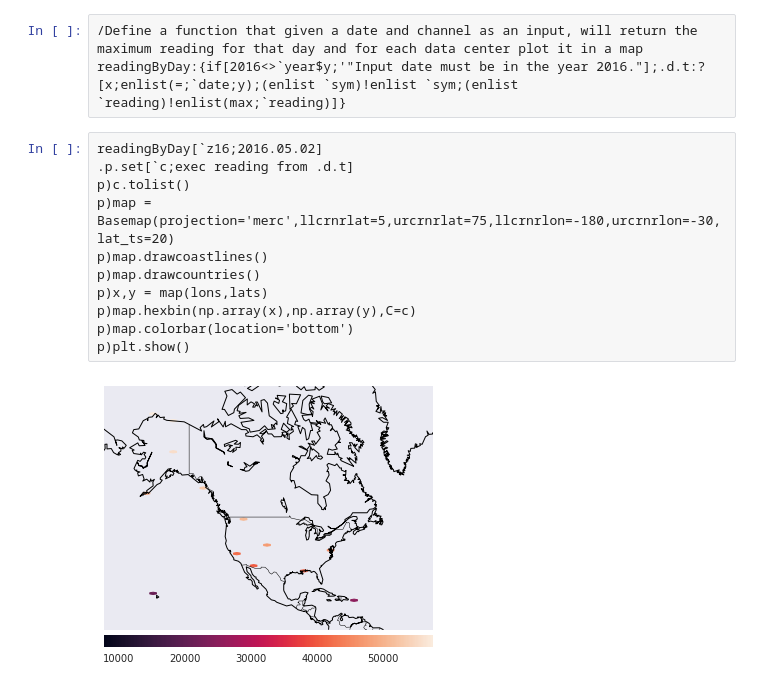
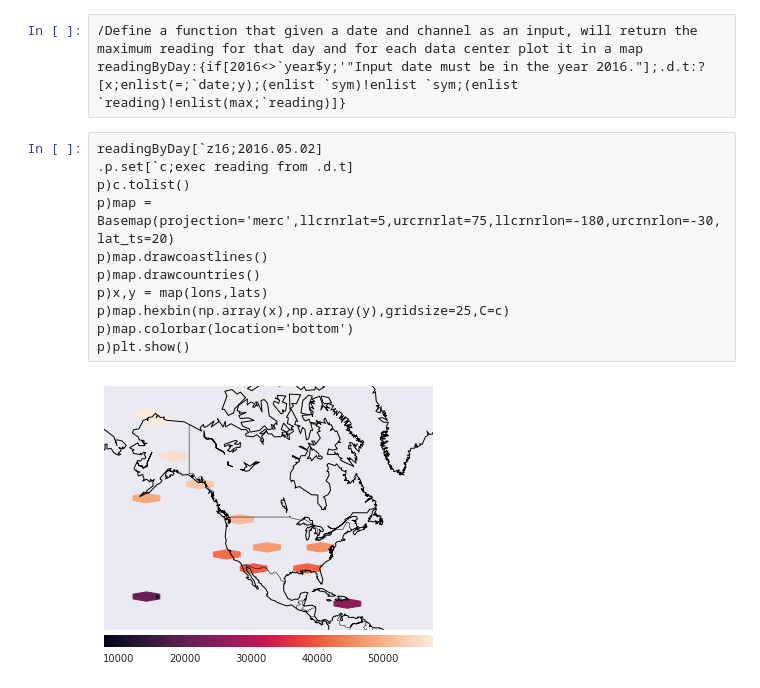
Before and after one commit to nmeagan11/kdb-for-space-analytics, a Jupyter notebook: FDLnotebook.ipynb, the cells around one changed output. Cells and saved outputs as stored; diff of their text form.

Commit message:
Legend fix for matplotlib q code, enlarged hexbin plot

```diff
--- a/FDLnotebook.ipynb
+++ b/FDLnotebook.ipynb
@@ -246,13 +247,13 @@ readingByDay:{if[2016<>`year$y;'"Input date must be in the year 2016."];.d.t:?[x
 # %%
 readingByDay[`z16;2016.05.02]
 .p.set[`c;exec reading from .d.t]
 p)c.tolist()
 p)map = Basemap(projection='merc',llcrnrlat=5,urcrnrlat=75,llcrnrlon=-180,urcrnrlon=-30,lat_ts=20)
 p)map.drawcoastlines()
 p)map.drawcountries()
 p)x,y = map(lons,lats)
-p)map.hexbin(np.array(x),np.array(y),C=c)
+p)map.hexbin(np.array(x),np.array(y),gridsize=25,C=c)
 p)map.colorbar(location='bottom')
 p)plt.show()
 # %% [output]
-[figure, old version]
+[figure, new version]
```
Also changed, not shown: parts of 4 cells of this notebook.
